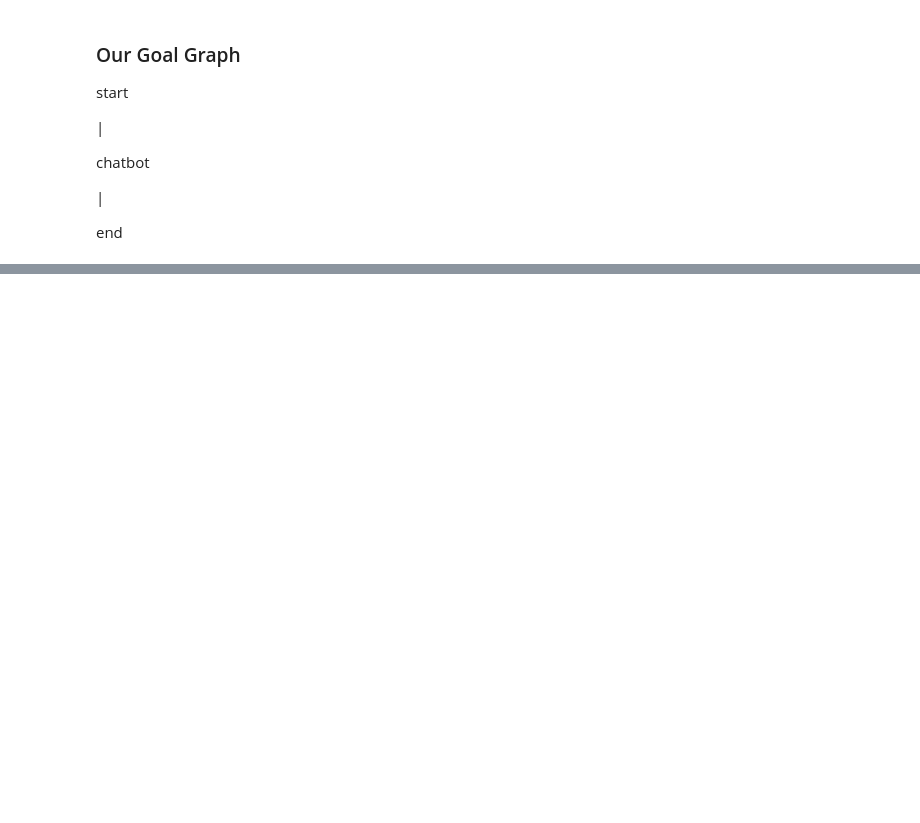
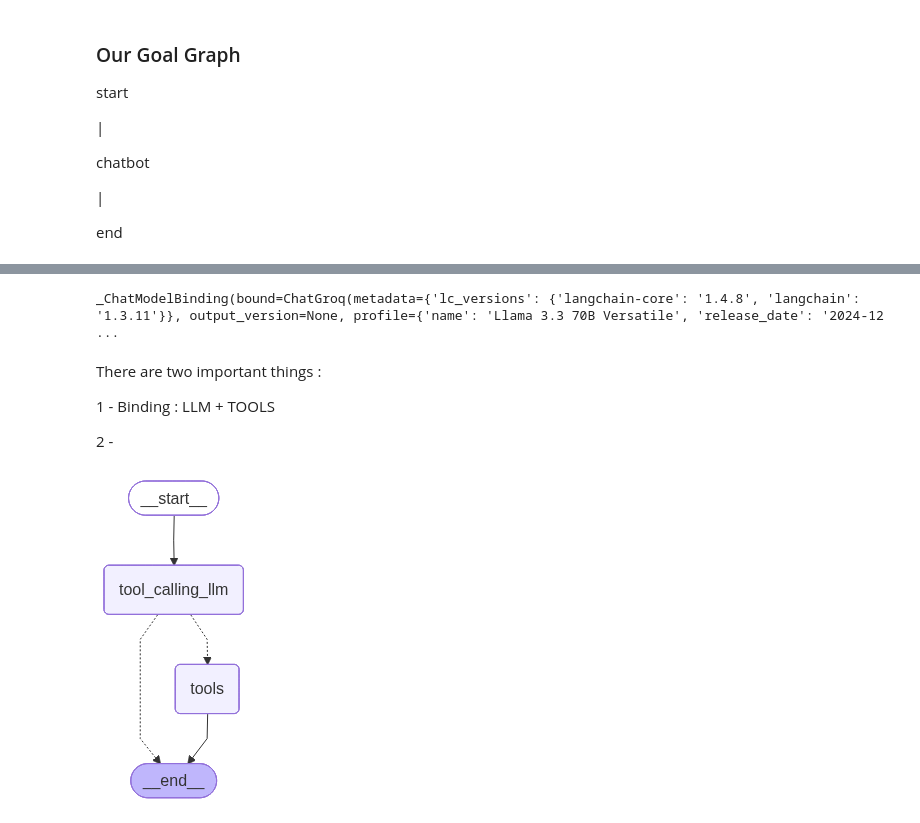
Before and after one commit to BharadwajNB/langgraph, a Jupyter notebook: 1-BasicChatBot/1-basicchatbot.ipynb, the cells around one changed output, grey strips where cells are left out. Cells and saved outputs as stored; diff of their text form; code cells hidden in the pictures; blank space fills up the shorter version.

```diff
--- a/1-BasicChatBot/1-basicchatbot.ipynb
+++ b/1-BasicChatBot/1-basicchatbot.ipynb
@@ -54,0 +88,7 @@ graph_builder=StateGraph(State)
+# %%
+from langchain_tavily import TavilySearch
+
+tool = TavilySearch(max_result=2)
+tools = [tool]
+
+tool.invoke("What is LangGraph?")
@@ -54,0 +129,49 @@ graph_builder=StateGraph(State)
+# %%
+tools=[tool,multiply]
+# %%
+# Binding the tools to the LLM
+llm_with_tool=llm.bind_tools(tools)
+# %%
+llm_with_tool
+# %% [output]
+_ChatModelBinding(bound=ChatGroq(metadata={'lc_versions': {'langchain-core': '1.4.8', 'langchain': '1.3.11'}}, output_version=None, profile={'name': 'Llama 3.3 70B Versatile', 'release_date': '2024-12 ...
+# %% [markdown]
+There are two important things :
+
+1 -  Binding : LLM + TOOLS
+
+2 -
+# %%
+## State graph
+from langgraph.graph import StateGraph,START,END
+from langgraph.prebuilt import ToolNode
+from langgraph.prebuilt import tools_condition
+
+
+## Node Definition
+def tool_calling_llm(state:State):
+    return {"messages":[llm_with_tool.invoke(state["messages"])]}
+
+
+## Graph
+builder = StateGraph(State)
+builder.add_node("tool_calling_llm",tool_calling_llm)
+builder.add_node("tools",ToolNode(tools))
+
+## Adding Edges
+
+builder.add_edge(START,"tool_calling_llm")
+builder.add_conditional_edges(
+    "tool_calling_llm",
+    # if the latest message (result) from assistant is a tool call -> tools_condition routes to tools
+    # if the latest message (result) from assistant is not a tool call -> tools_condition routs to END
+    tools_condition
+)
+builder.add_edge("tools",END)
+
+# Compile the graph
+
+graph=builder.compile()
+graph
+# %% [output]
+[figure, added]
```
Also changed, not shown: parts of 30 cells of this notebook, 3 other files.
